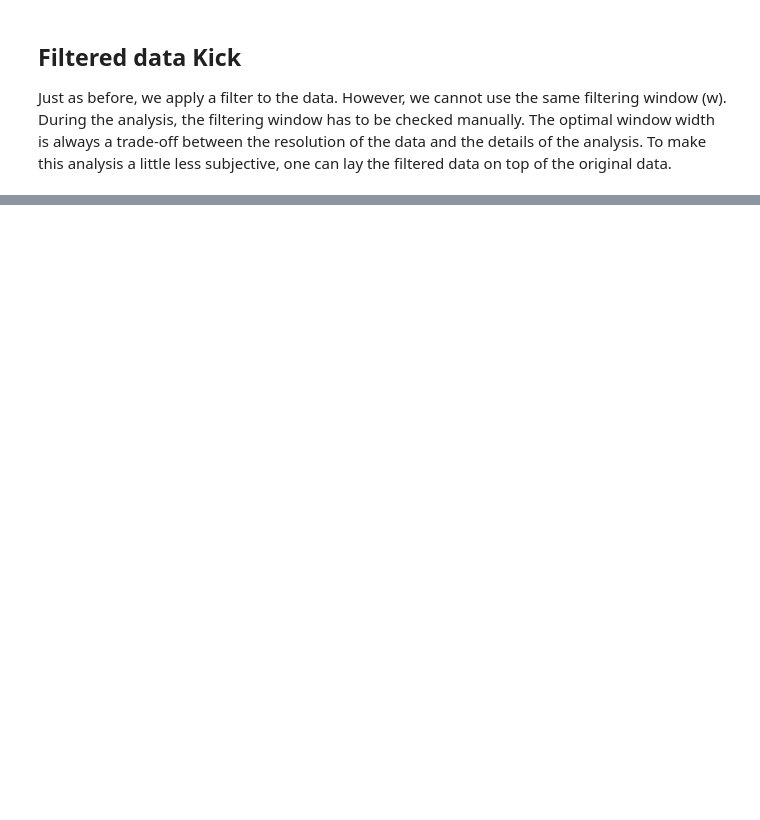
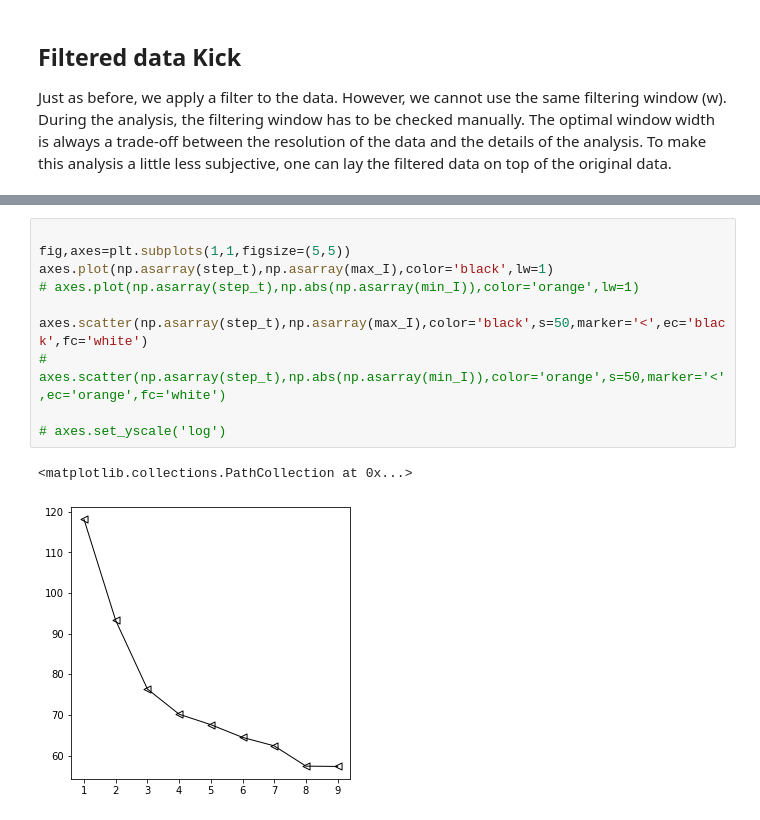
Before and after one commit to JBusink/Ndiff, a Jupyter notebook: code/Notebook_Pendulum.ipynb, the cells around one changed output, grey strips where cells are left out. Cells and saved outputs as stored; diff of their text form; blank space fills up the shorter version.

```diff
--- a/code/Notebook_Pendulum.ipynb
+++ b/code/Notebook_Pendulum.ipynb
@@ -407,0 +439,13 @@ plt.show()
+# %%
+
+fig,axes=plt.subplots(1,1,figsize=(5,5))
+axes.plot(np.asarray(step_t),np.asarray(max_I),color='black',lw=1)
+# axes.plot(np.asarray(step_t),np.abs(np.asarray(min_I)),color='orange',lw=1)
+
+axes.scatter(np.asarray(step_t),np.asarray(max_I),color='black',s=50,marker='<',ec='black',fc='white')
+# axes.scatter(np.asarray(step_t),np.abs(np.asarray(min_I)),color='orange',s=50,marker='<',ec='orange',fc='white')
+
+# axes.set_yscale('log')
+# %% [output]
+<matplotlib.collections.PathCollection at 0x...>
+[figure, added]
```
Also changed, not shown: parts of 9 cells of this notebook.
